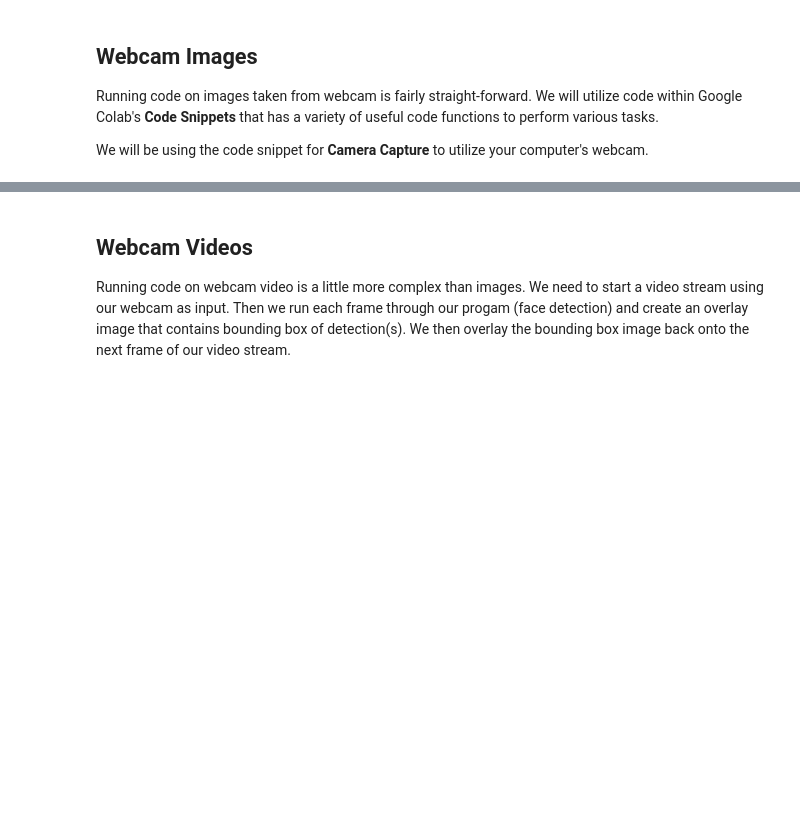
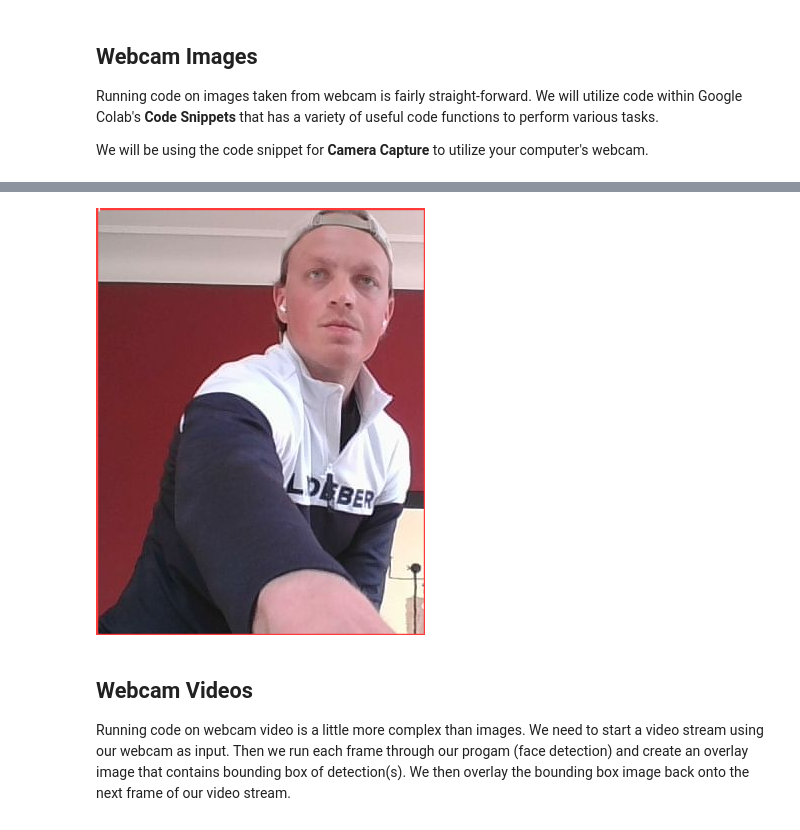
Before and after one commit to DLAVproject/tandemrace, a Jupyter notebook: yolov5_webcam.ipynb, the cells around one changed output, grey strips where cells are left out. Drawn from its saved outputs; the diff is of its cells as text; code cells hidden in the pictures; blank space fills up the shorter version.

Commit message:
extracted boundary box for human detection

```diff
--- a/yolov5_webcam.ipynb
+++ b/yolov5_webcam.ipynb
@@ -182,0 +195,10 @@ except Exception as err:
+# %%
+# cropping out the boundary box for action recognition
+# TODO: Add support for more objects, simple for loop
+x_shape, y_shape = 640, 480
+x1, x2, y1, y2 = int(cord_thres[0][0]*x_shape), int(cord_thres[0][2]*x_shape), int(cord_thres[0][1]*y_shape), int(cord_thres[0][3]*y_shape)
+img_cropped = img[y1:y2, x1:x2,:]
+
+cv2_imshow(img_cropped)
+# %% [output]
+[figure, added]
```
Also changed, not shown: parts of 12 cells of this notebook.
